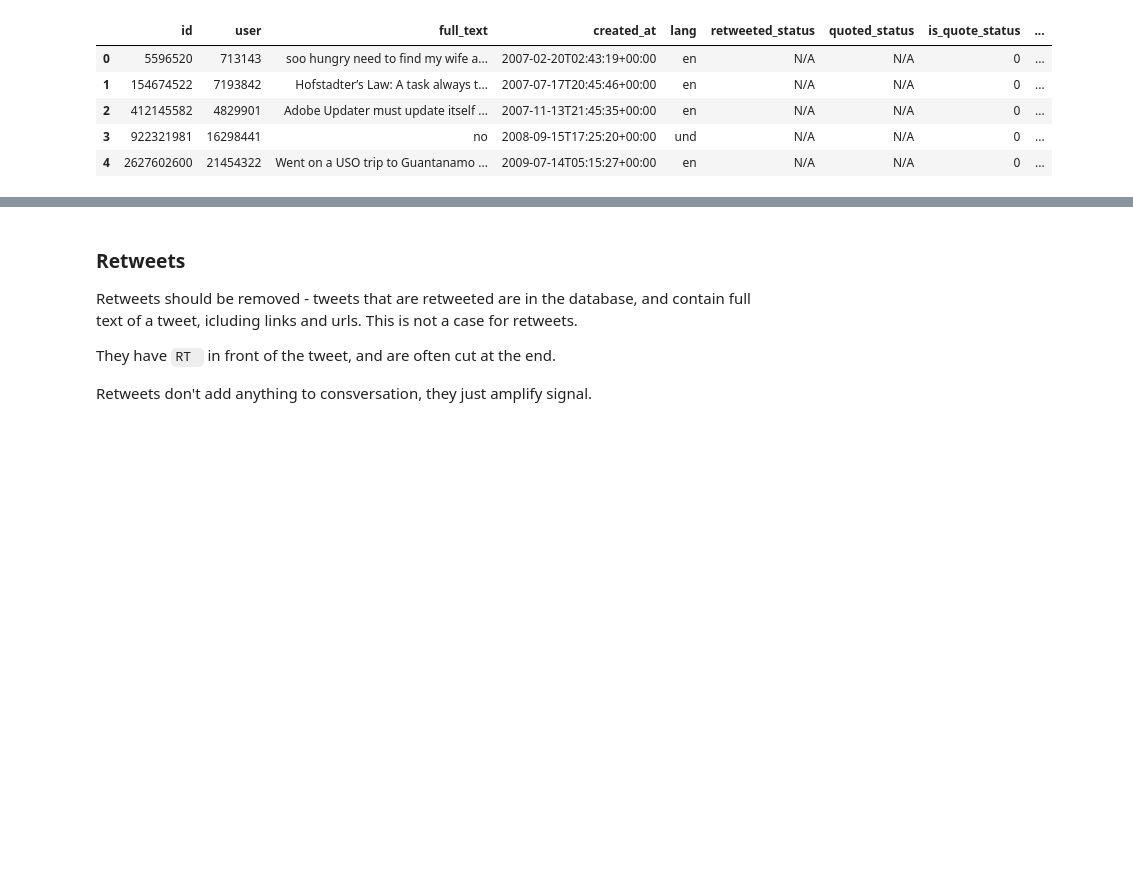
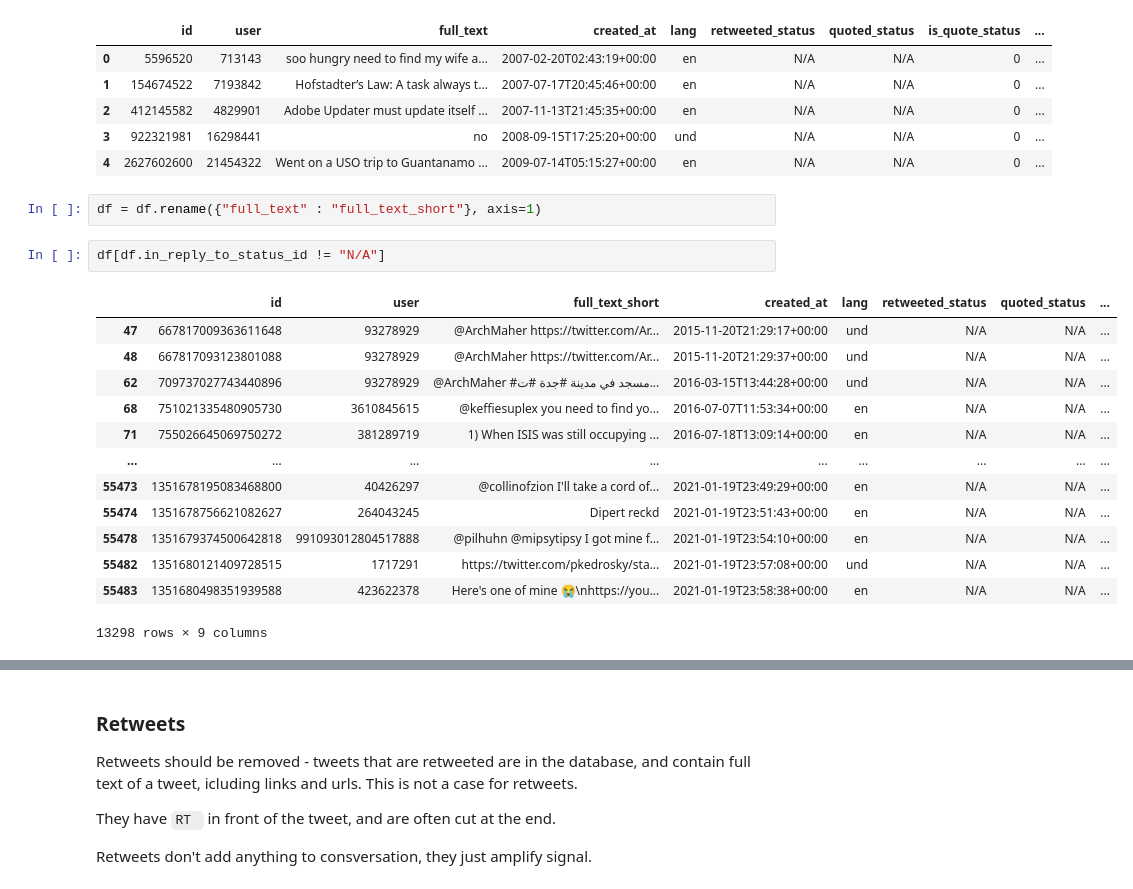
Before and after one commit to gsajko/tweetfeed, a Jupyter notebook: notebooks/Tweetfeed.ipynb, the cells around one changed output, grey strips where cells are left out. Drawn from its saved outputs; the diff is of its cells as text; blank space fills up the shorter version.

```diff
--- a/notebooks/Tweetfeed.ipynb
+++ b/notebooks/Tweetfeed.ipynb
@@ -45,3 +46,21 @@ df.head()
 | 2 | 412145582 | 4829901 | Adobe Updater must update itself ... | 2007-11-13T21:45:35+00:00 | en | N/A | N/A | 0 | ... |
 | 3 | 922321981 | 16298441 | no | 2008-09-15T17:25:20+00:00 | und | N/A | N/A | 0 | ... |
 | 4 | 2627602600 | 21454322 | Went on a USO trip to Guantanamo ... | 2009-07-14T05:15:27+00:00 | en | N/A | N/A | 0 | ... |
+# %%
+df = df.rename({"full_text" : "full_text_short"}, axis=1)
+# %%
+df[df.in_reply_to_status_id != "N/A"]
+# %% [output]
+|  | id | user | full_text_short | created_at | lang | retweeted_status | quoted_status | ... |
+| 47 | 667817009363611648 | 93278929 | @ArchMaher https://twitter.com/Ar... | 2015-11-20T21:29:17+00:00 | und | N/A | N/A | ... |
+| 48 | 667817093123801088 | 93278929 | @ArchMaher https://twitter.com/Ar... | 2015-11-20T21:29:37+00:00 | und | N/A | N/A | ... |
+| 62 | 709737027743440896 | 93278929 | @ArchMaher #مسجد في مدينة #جدة #ت... | 2016-03-15T13:44:28+00:00 | und | N/A | N/A | ... |
+| 68 | 751021335480905730 | 3610845615 | @keffiesuplex you need to find yo... | 2016-07-07T11:53:34+00:00 | en | N/A | N/A | ... |
+| 71 | 755026645069750272 | 381289719 | 1) When ISIS was still occupying ... | 2016-07-18T13:09:14+00:00 | en | N/A | N/A | ... |
+| ... | ... | ... | ... | ... | ... | ... | ... | ... |
+| 55473 | 1351678195083468800 | 40426297 | @collinofzion I'll take a cord of... | 2021-01-19T23:49:29+00:00 | en | N/A | N/A | ... |
+| 55474 | 1351678756621082627 | 264043245 | Dipert reckd | 2021-01-19T23:51:43+00:00 | en | N/A | N/A | ... |
+| 55478 | 1351679374500642818 | 991093012804517888 | @pilhuhn @mipsytipsy I got mine f... | 2021-01-19T23:54:10+00:00 | en | N/A | N/A | ... |
+| 55482 | 1351680121409728515 | 1717291 | https://twitter.com/pkedrosky/sta... | 2021-01-19T23:57:08+00:00 | und | N/A | N/A | ... |
+| 55483 | 1351680498351939588 | 423622378 | Here's one of mine 😭\nhttps://you... | 2021-01-19T23:58:38+00:00 | en | N/A | N/A | ... |
+13298 rows × 9 columns
```
Also changed, not shown: parts of 38 cells of this notebook, 2 other files.
